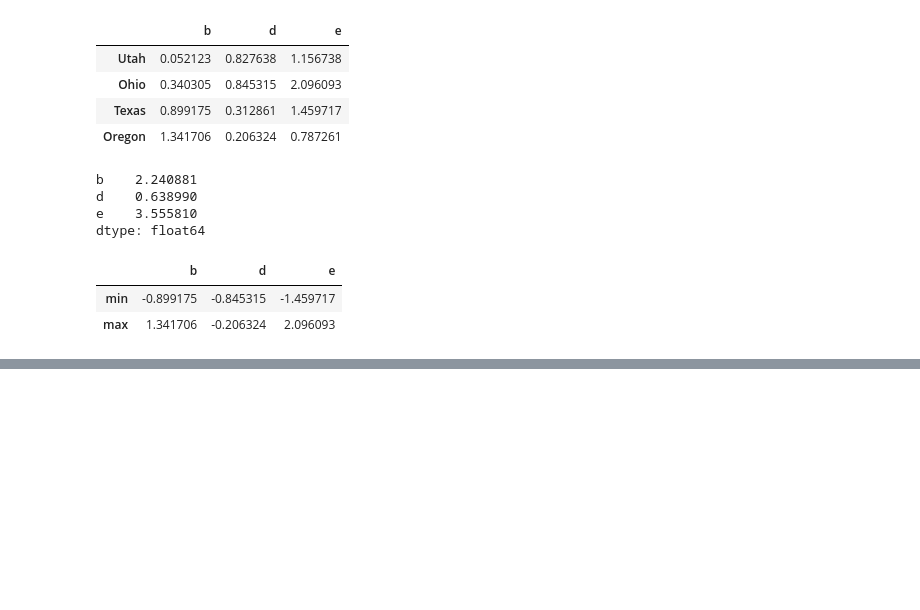
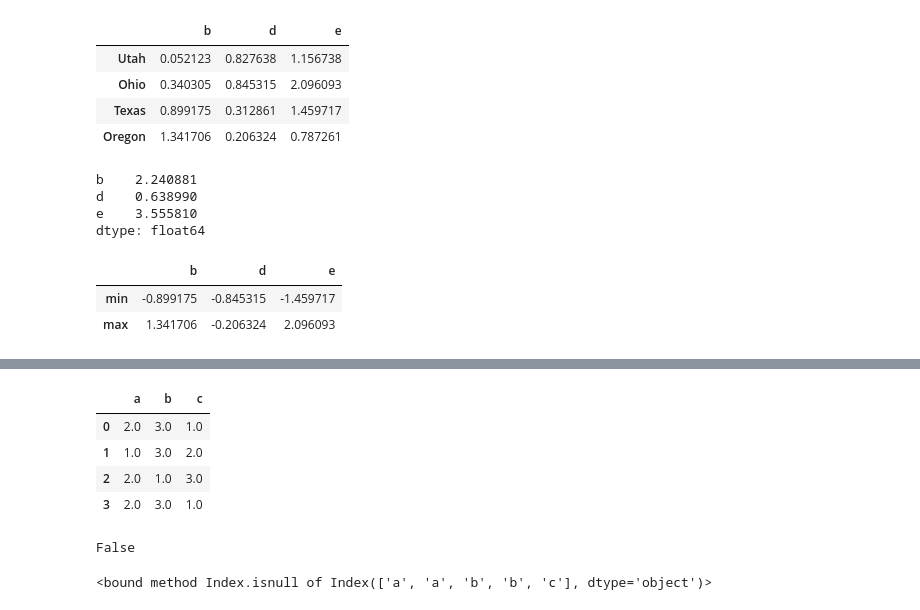
Before and after one commit to zeroonechange/python, a Jupyter notebook: data_analysis/pandas_test.ipynb, the cells around one changed output, grey strips where cells are left out. Drawn from its saved outputs; the diff is of its cells as text; code cells hidden in the pictures; blank space fills up the shorter version.

```diff
--- a/data_analysis/pandas_test.ipynb
+++ b/data_analysis/pandas_test.ipynb
@@ -712,0 +819,15 @@ frame.apply(f)
+# %%
+frame.rank(axis='columns')   # 按照行来操作
+# %% [output]
+|  | a | b | c |
+| 0 | 2.0 | 3.0 | 1.0 |
+| 1 | 1.0 | 3.0 | 2.0 |
+| 2 | 2.0 | 1.0 | 3.0 |
+| 3 | 2.0 | 3.0 | 1.0 |
+# %%
+# 带有重复标签的轴索引
+obj = pd.Series(range(5), index=['a','a','b','b','c'])
+print(obj.index.is_unique)   # 是否唯一
+# %% [output]
+False
+<bound method Index.isnull of Index(['a', 'a', 'b', 'b', 'c'], dtype='object')>
```
Also changed, not shown: parts of 21 cells of this notebook.
